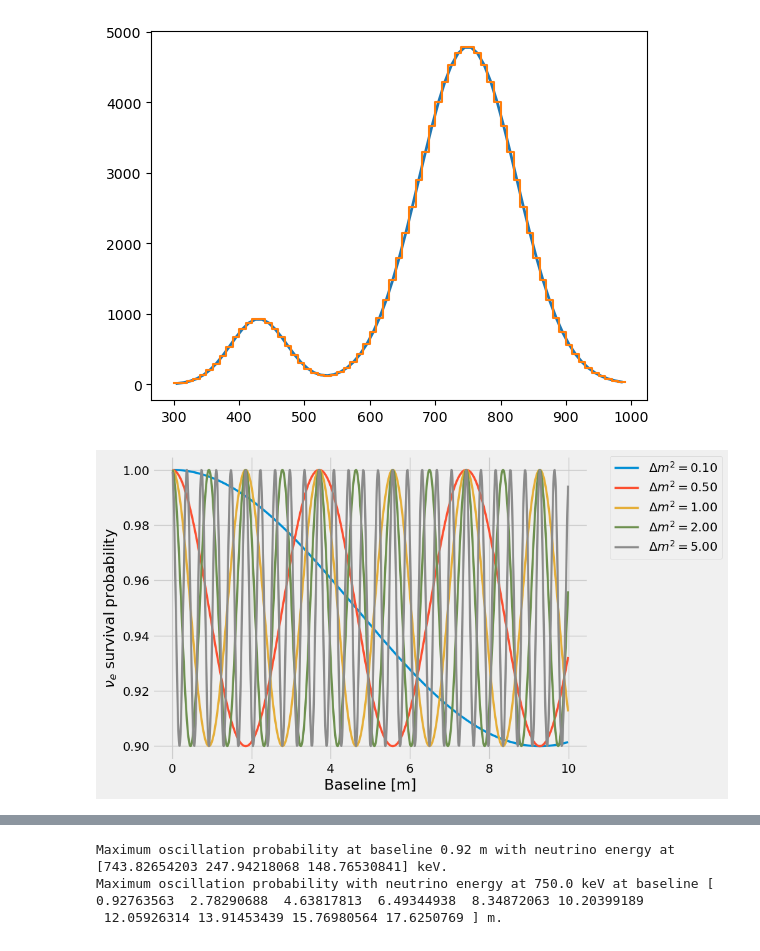
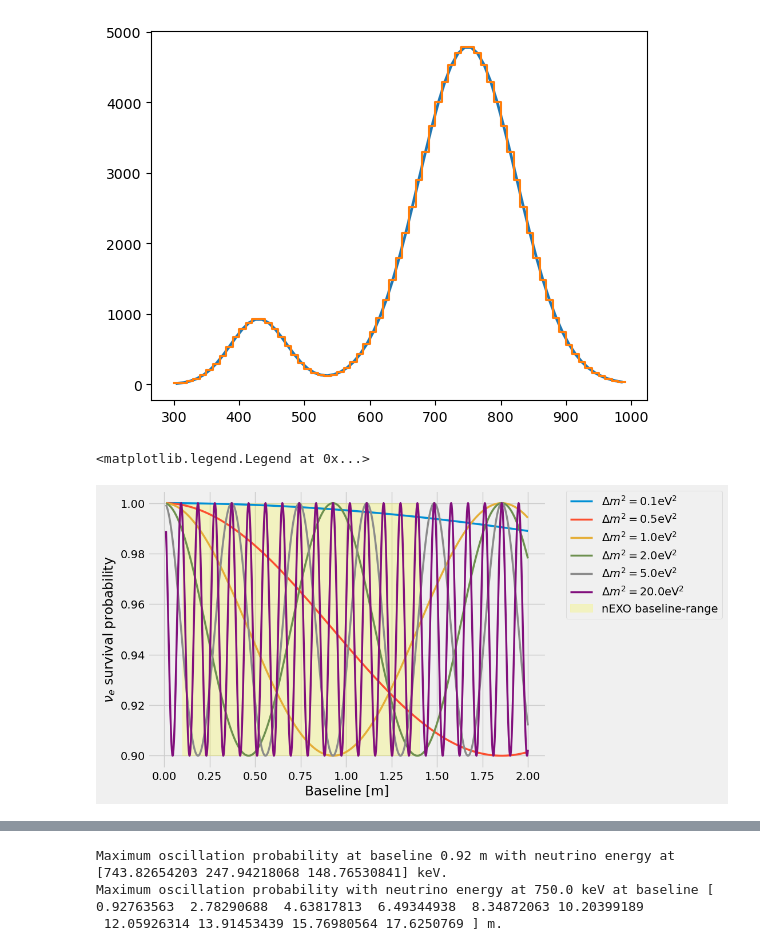
Before and after one commit to YMTheory/sensitivity, a Jupyter notebook: notebooks/test_oscillation.ipynb, the cells around one changed output, grey strips where cells are left out. Drawn from its saved outputs; the diff is of its cells as text; code cells hidden in the pictures.

```diff
--- a/notebooks/test_oscillation.ipynb
+++ b/notebooks/test_oscillation.ipynb
@@ -35,15 +34,18 @@ histlite.plot1d(ax, hl1)
 # %%
 plt.style.use('fivethirtyeight')
 fig, ax = plt.subplots(figsize=(8, 6))
 sin2theta_square = 0.1
 Enu = 0.75 # MeV
-L = np.arange(0.01, 10, 0.01)
-for dm2 in [0.1, 0.5, 1, 2, 5]:
+L = np.arange(0.01, 2, 0.001)
+for dm2 in [0.1, 0.5, 1, 2, 5, 20,  ]:
     for ll in L:
         nue_survival_prob = electron_neutrino_survival_probability(dm2, sin2theta_square, Enu, L)
-    ax.plot(L, nue_survival_prob, '-', lw=2.5, label=r'$\Delta m^2 = {:.2f}$'.format(dm2))
-    ax.set_xlabel('Baseline [m]')
-    ax.set_ylabel(r'$\nu_e$ survival probability')
-    ax.legend(bbox_to_anchor=(1.05, 1), loc='upper left', borderaxespad=0.)
+    ax.plot(L, nue_survival_prob, '-', lw=2.5, label=r'$\Delta m^2 = {:.1f}$'.format(dm2)+r'eV$^2$')
+
+ax.fill_between([0.1, 1.4025], [0.90, 0.90], [1.00, 1.00], alpha=0.2, color='yellow', label='nEXO baseline-range')
+ax.set_xlabel('Baseline [m]')
+ax.set_ylabel(r'$\nu_e$ survival probability')
+ax.legend(bbox_to_anchor=(1.05, 1), loc='upper left', borderaxespad=0.)
 # %% [output]
+<matplotlib.legend.Legend at 0x...>
-[figure, old version]
+[figure, new version]
```
Also changed, not shown: parts of 4 cells of this notebook, 10 other files.
